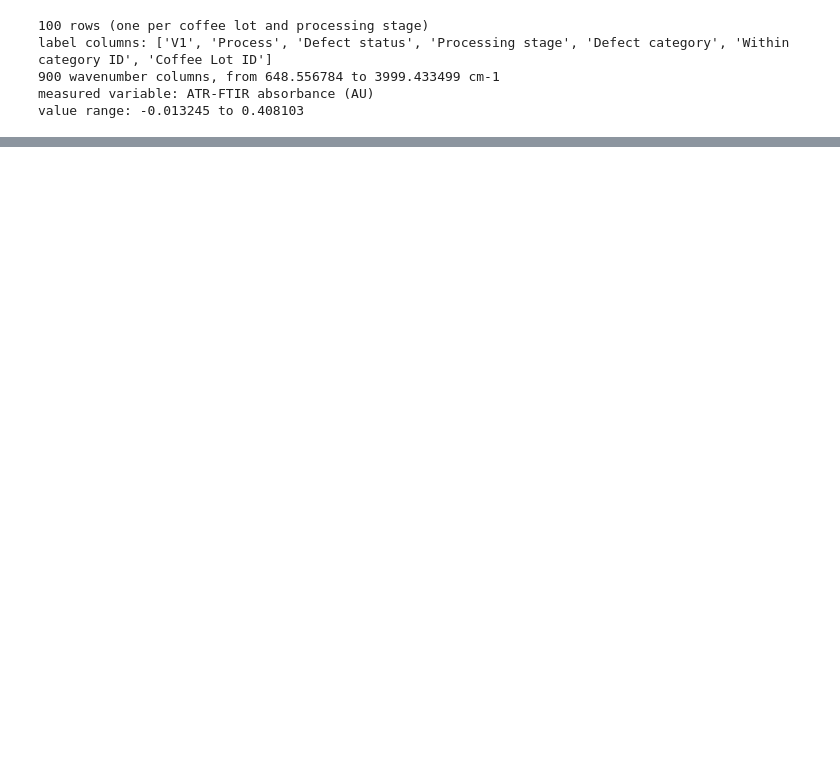
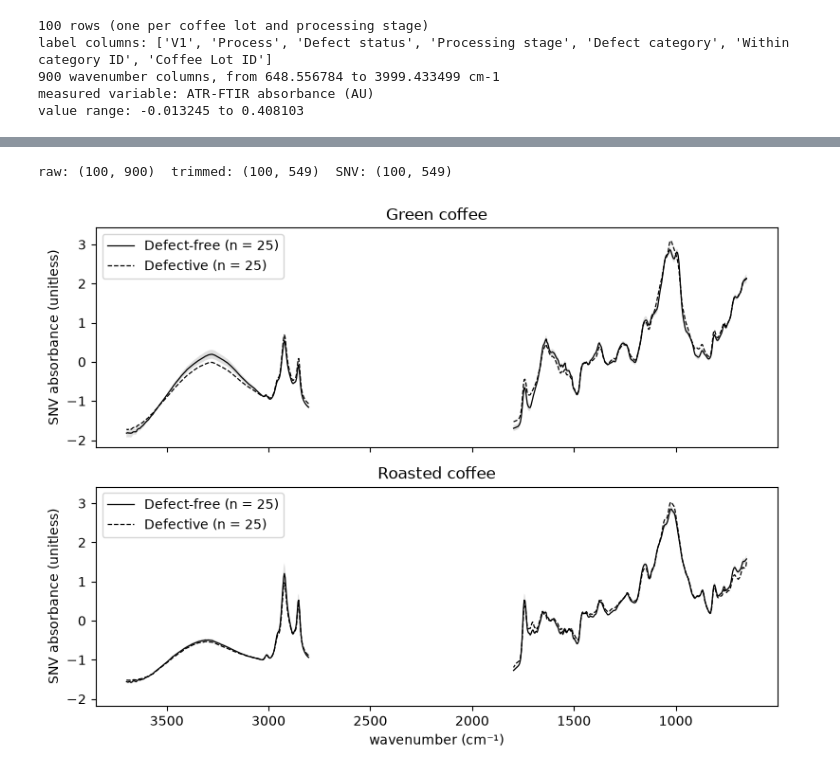
Before and after one commit to limmylomlom/chem527-project, a Jupyter notebook: topic.ipynb, the cells around one changed output, grey strips where cells are left out. Drawn from its saved outputs; the diff is of its cells as text; code cells hidden in the pictures; blank space fills up the shorter version.

```diff
--- a/topic.ipynb
+++ b/topic.ipynb
@@ -38,0 +136,4 @@ value range: -0.013245 to 0.408103
+# %%
+# Parameters
+REGIONS = [(650, 1800),        # cm-1; fingerprint and carbonyl region
+           (2800, 3700)]       # cm-1; C-H and O-H stretch region
@@ -38,0 +143,43 @@ value range: -0.013245 to 0.408103
+# %%
+# 1. Trim to the kept regions
+keep_snv = np.zeros(wn.shape, dtype=bool)
+for low, high in REGIONS:
+    keep_snv |= (wn >= low) & (wn <= high)
+X_kept = X_raw[:, keep_snv]                                   # absorbance (AU)
+
+# 2. SNV on each spectrum
+X_snv_only = ((X_kept - X_kept.mean(axis=1, keepdims=True))
+              / X_kept.std(axis=1, keepdims=True))            # unitless
+
+print("raw:", X_raw.shape, " trimmed:", X_kept.shape, " SNV:", X_snv_only.shape)
+
+# Back onto the full grid with NaN in the removed regions, so the plot shows a gap
+X_snv_only_full = np.full(X_raw.shape, np.nan)
+X_snv_only_full[:, keep_snv] = X_snv_only
+
+# Mean ± 1 SD per defect status, one panel per processing stage
+stage = labels["Processing stage"].to_numpy()
+status = labels["Defect status"].to_numpy()
+line_styles = ["-", "--"]          # one per defect status
+hatches = [None, "///"]            # SD band fill, so classes differ without color
+
+fig, axes = plt.subplots(2, 1, figsize=(8, 6), sharex=True, sharey=True)
+for ax, stage_name in zip(axes, ["Green", "Roasted"]):
+    for status_value, ls, hatch in zip(np.unique(status), line_styles, hatches):
+        rows = (stage == stage_name) & (status == status_value)
+        mean = X_snv_only_full[rows].mean(axis=0)
+        sd = X_snv_only_full[rows].std(axis=0)
+        ax.fill_between(wn, mean - sd, mean + sd, color="grey",
+                        alpha=0.25 if hatch is None else 0.0, hatch=hatch, lw=0)
+        ax.plot(wn, mean, ls=ls, lw=0.9, color="black",
+                label=f"{status_value} (n = {rows.sum()})")
+    ax.set_title(f"{stage_name} coffee")
+    ax.set_ylabel("SNV absorbance (unitless)")
+    ax.legend()
+axes[1].set_xlabel("wavenumber (cm⁻¹)")
+axes[1].invert_xaxis()
+plt.tight_layout()
+plt.show()
+# %% [output]
+raw: (100, 900)  trimmed: (100, 549)  SNV: (100, 549)
+[figure, added]
```
Also changed, not shown: parts of 8 cells of this notebook.
